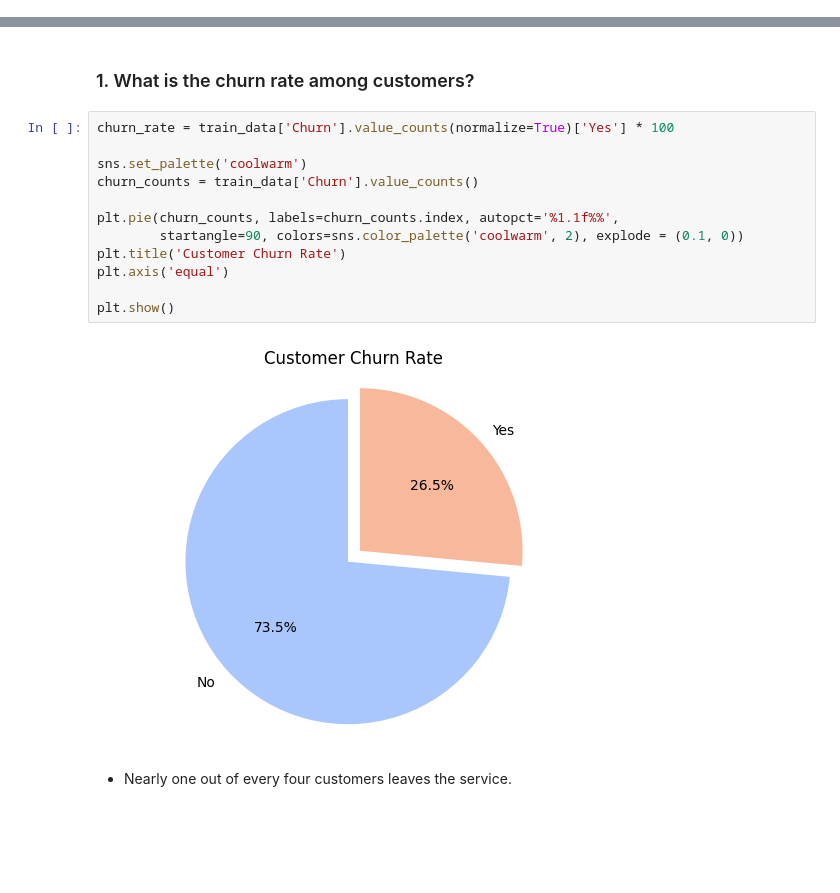
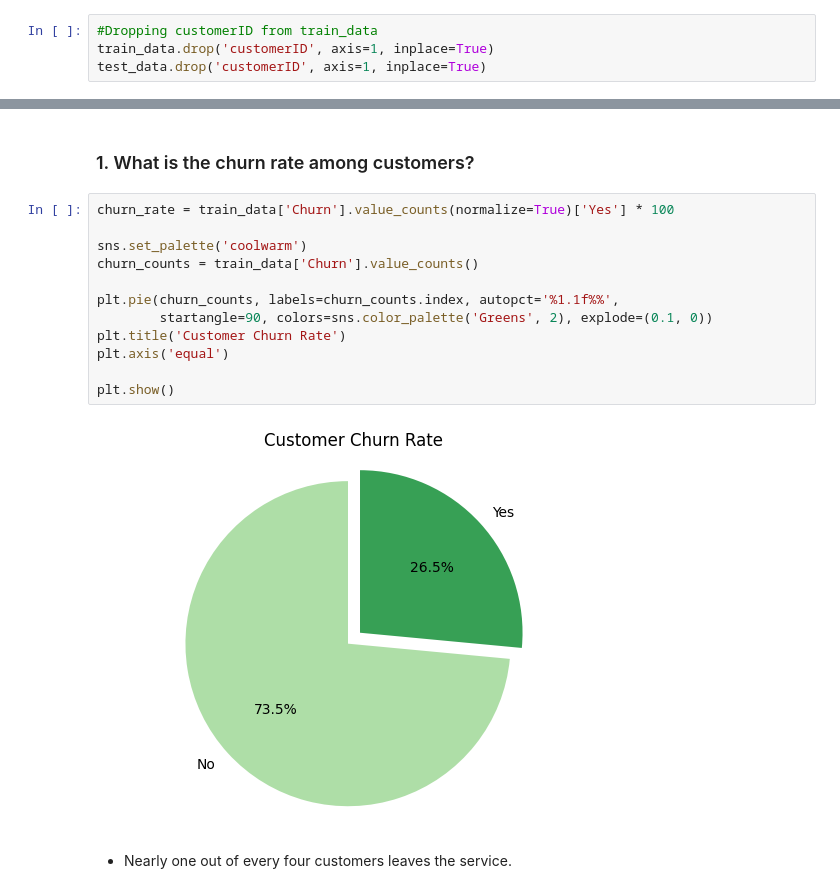
Before and after one commit to GlennRockson/Telco_Customer_Churn-Analysis, a Jupyter notebook: main.ipynb, the cells around one changed output, grey strips where cells are left out. Drawn from its saved outputs; the diff is of its cells as text; blank space fills up the shorter version.

```diff
--- a/main.ipynb
+++ b/main.ipynb
@@ -269,6 +300,10 @@ test_data['TotalCharges'] = pd.to_numeric(
 mean_total_charges = train_data['TotalCharges'].mean()
 train_data['TotalCharges'].fillna(mean_total_charges, inplace=True)
 test_data['TotalCharges'].fillna(mean_total_charges, inplace=True)
+# %%
+#Dropping customerID from train_data
+train_data.drop('customerID', axis=1, inplace=True)
+test_data.drop('customerID', axis=1, inplace=True)
 # %%
 train_data.info()
 # %% [output]
@@ -545,17 +577,17 @@ result
 # %%
 churn_rate = train_data['Churn'].value_counts(normalize=True)['Yes'] * 100
 
 sns.set_palette('coolwarm')
 churn_counts = train_data['Churn'].value_counts()
 
 plt.pie(churn_counts, labels=churn_counts.index, autopct='%1.1f%%',
-        startangle=90, colors=sns.color_palette('coolwarm', 2), explode = (0.1, 0))
+        startangle=90, colors=sns.color_palette('Greens', 2), explode=(0.1, 0))
 plt.title('Customer Churn Rate')
 plt.axis('equal')
 
 plt.show()
 # %% [output]
-[figure, old version]
+[figure, new version]
 # %% [markdown]
 - Nearly one out of every four customers leaves the service.
 # %% [markdown]
```
Also changed, not shown: parts of 22 cells of this notebook, 3 other files.
